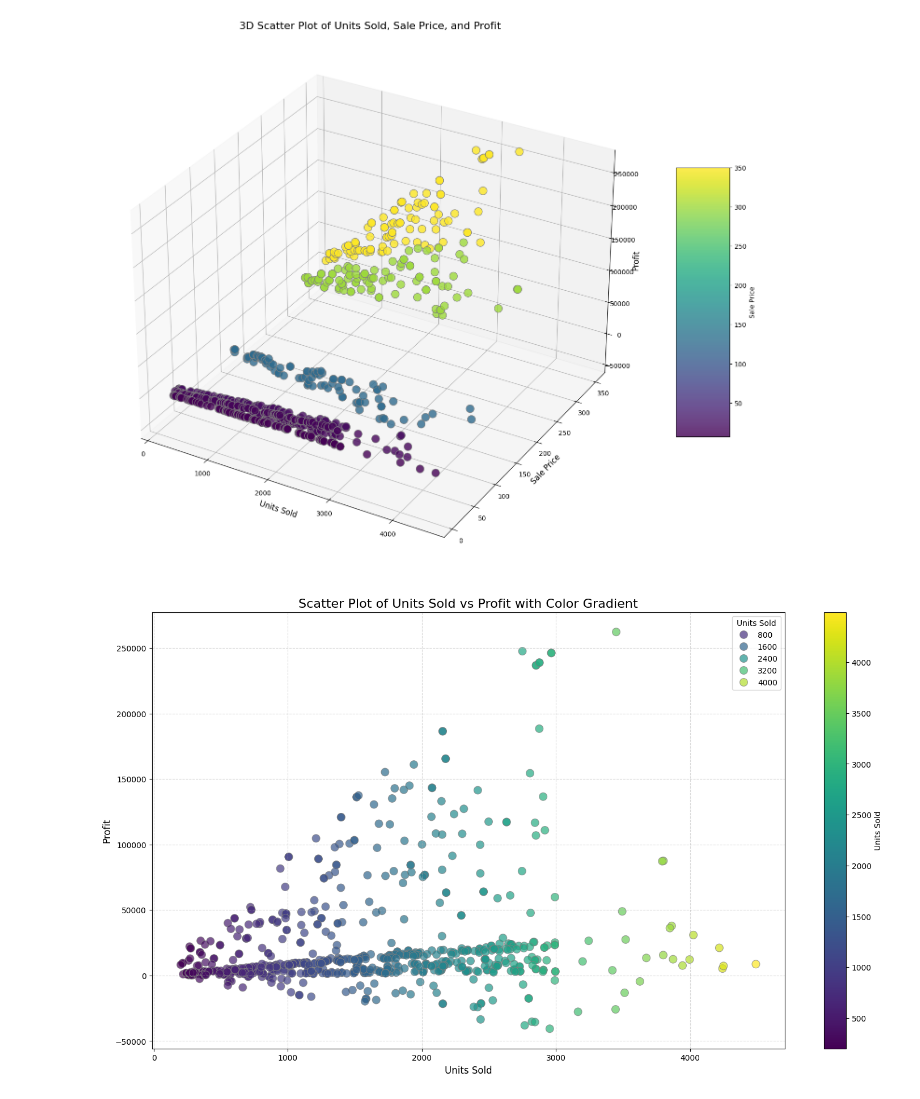
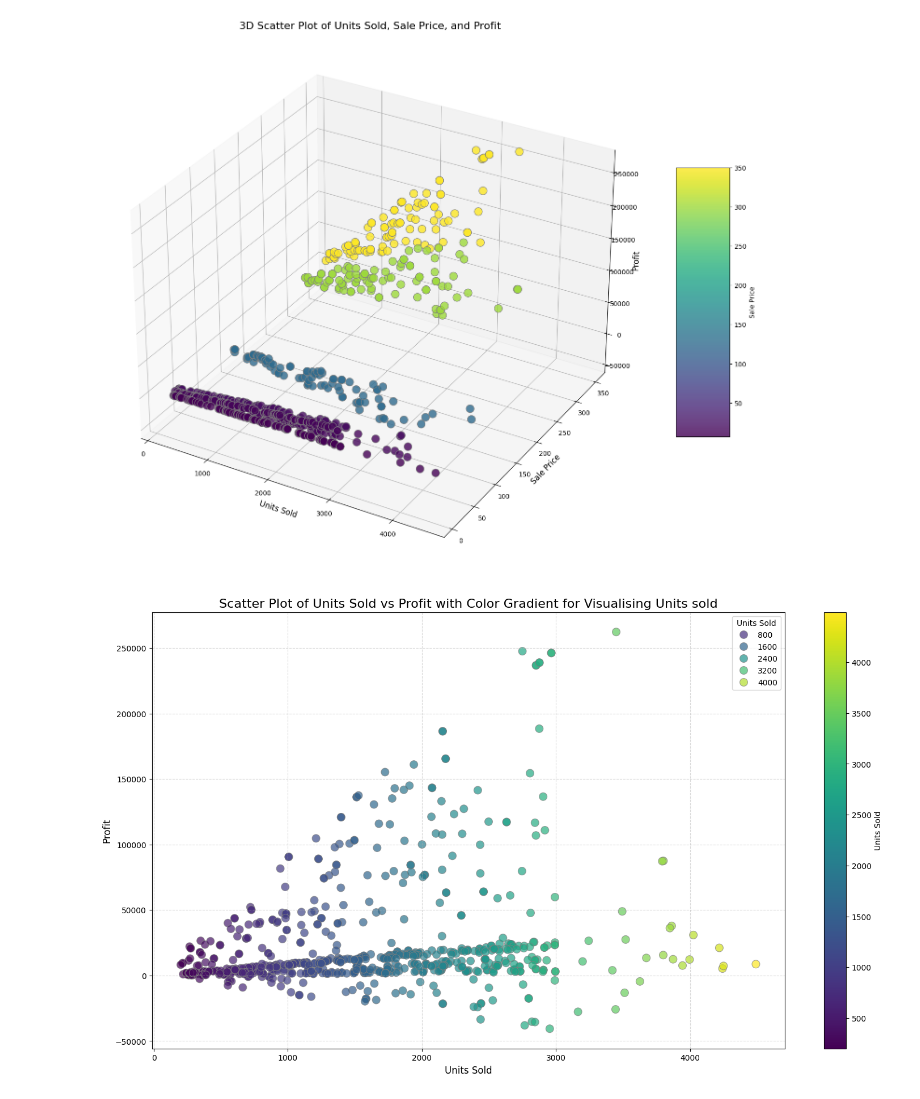
Before and after one commit to akhilsamvarghese/Financials-visualisation, a Jupyter notebook: Financials_Visulization.ipynb, the cells around one changed output. Saved outputs shown, nothing was run; the diff lists cells and outputs as text; code cells hidden in the pictures.

Commit message:
added colour gradient vis

```diff
--- a/Financials_Visulization.ipynb
+++ b/Financials_Visulization.ipynb
@@ -242,32 +242,32 @@ plt.figure(figsize=(18, 10))
 # Scatter plot with color mapping based on 'Units Sold'
 scatter = sns.scatterplot(
     x='Units Sold',
     y='Profit',
     data=df,
     hue='Units Sold',  # Color by 'Units Sold'
     palette='viridis',  # Use a colormap for gradient effect
     marker='o',
     s=100,
     alpha=0.7,
     edgecolor='grey'
 )
 
 # Normalize and create a colorbar
 norm = matplotlib.colors.Normalize(vmin=df['Units Sold'].min(), vmax=df['Units Sold'].max())
 cbar = plt.colorbar(
     matplotlib.cm.ScalarMappable(norm=norm, cmap='viridis'),
     ax=scatter.axes,
     label='Units Sold'
 )
 
 # Titles and labels
-plt.title('Scatter Plot of Units Sold vs Profit with Color Gradient', fontsize=16)
+plt.title('Scatter Plot of Units Sold vs Profit with Color Gradient for Visualising Units sold', fontsize=16)
 plt.xlabel('Units Sold', fontsize=12)
 plt.ylabel('Profit', fontsize=12)
 
 # Customize grid
 plt.grid(True, linestyle='--', alpha=0.5)
 
 plt.show()
 # %% [output]
-[figure, old version]
+[figure, new version]
```
Also changed, not shown: parts of 1 cell of this notebook.
